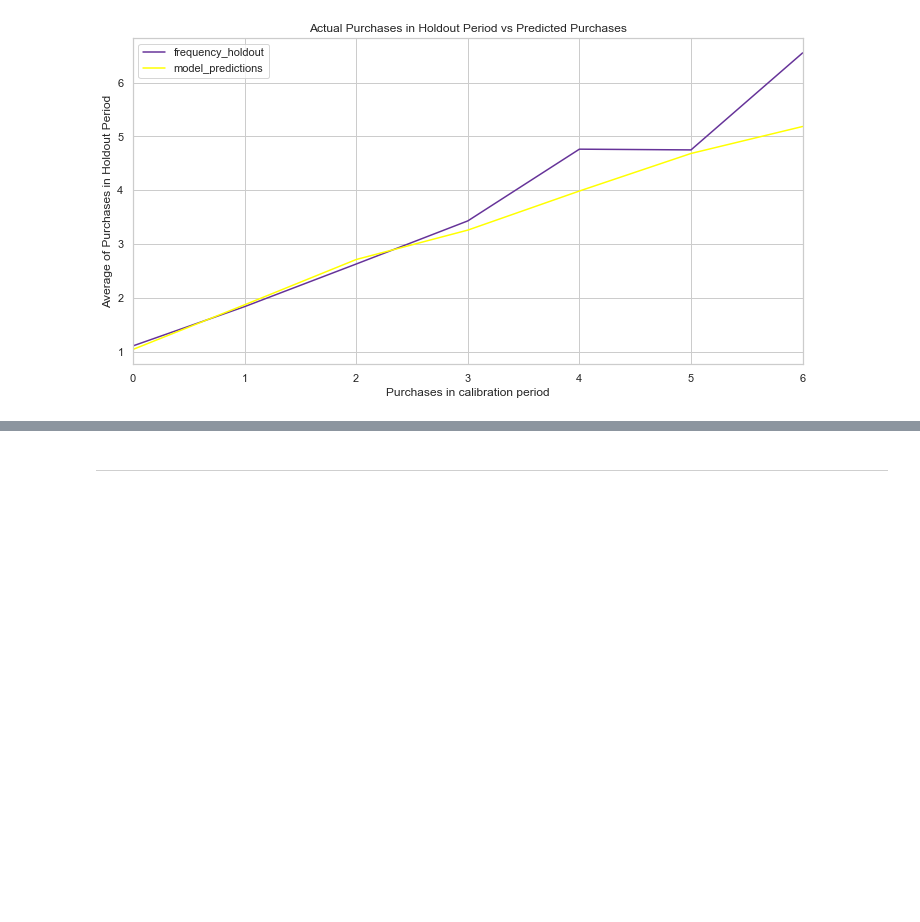
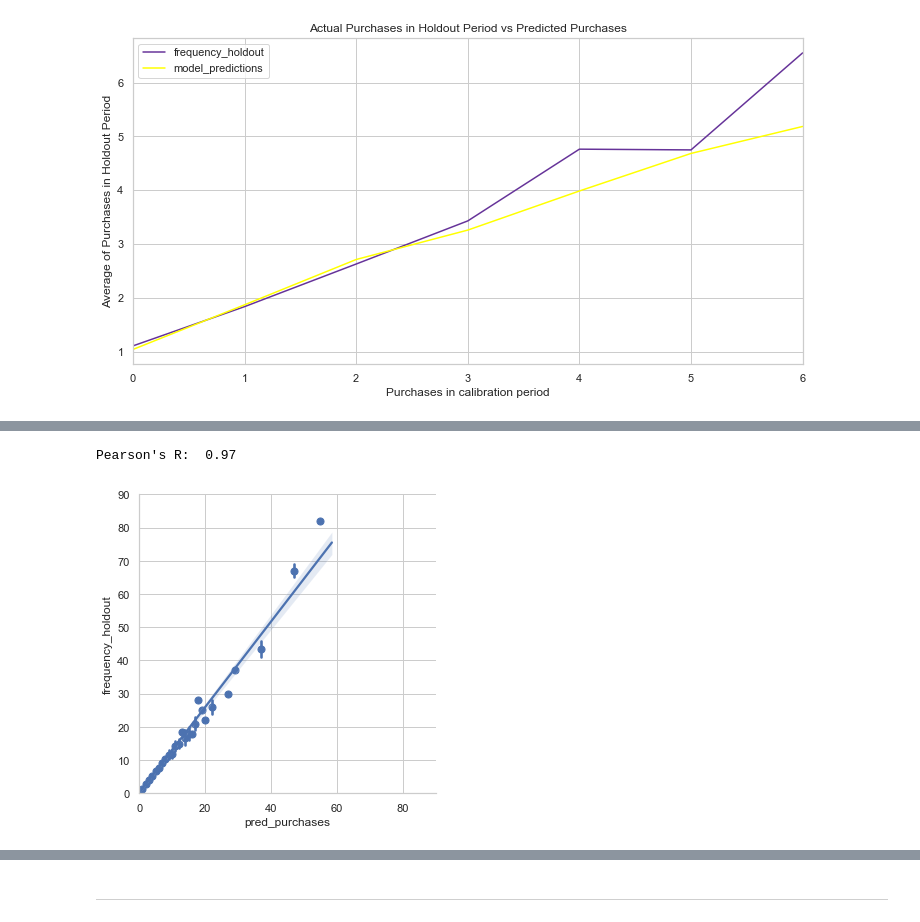
Before and after one commit to rbuerki/projects-ml, a Jupyter notebook: customer_lifetime_value_modelling/2-CLV_calculation.ipynb, the cells around one changed output, grey strips where cells are left out. Saved outputs shown, nothing was run; the diff lists cells and outputs as text; code cells hidden in the pictures; blank space fills up the shorter version.

Commit message:
FEAT: add CLV calculations and evaluations

```diff
--- a/customer_lifetime_value_modelling/2-CLV_calculation.ipynb
+++ b/customer_lifetime_value_modelling/2-CLV_calculation.ipynb
@@ -282,10 +170,0 @@ print(mbgf)
-# %%
-"""calculate the probabilities P(alive) for the customers"""
-
-clv["probability_alive_2"] = mbgf.conditional_probability_alive(clv["frequency"],
-                                                             clv ["recency"], clv ["T"])
-
-# check results
-print("min: {}, max {}".format(round(np.min(clv["probability_alive_2"]),2), \
-np.max(clv["probability_alive_2"])))
-sns.distplot(clv['probability_alive_2'], color='rebeccapurple');
@@ -311,7 +170,0 @@ With transactional data, we can partition the dataset into a calibration period
-# %%
-"""fit model with calibration and holdout sets"""
-
-summary_cal_holdout = calibration_and_holdout_data(clv_data, 'CustomerID', 'InvoiceDate',
-                                                   monetary_value_col='Sales',
-                                                   calibration_period_end='2011-06-08',
-                                                   observation_period_end='2011-12-9')
@@ -317,0 +198,5 @@ summary_cal_holdout = calibration_and_holdout_data(clv_data, 'CustomerID', 'Invo
+# %%
+# Call function and check results
+t = summary_cal_holdout.iloc[0,-1]  # set no of periods == duration_holdout
+pred_purchases = predict_individual_purchases(bgf, clv, t)
+display(pred_purchases.head())
@@ -317,0 +211,26 @@ summary_cal_holdout = calibration_and_holdout_data(clv_data, 'CustomerID', 'Invo
+# %%
+# Compare predictions to effective frequencies in holdout set
+pred_evaluation = pd.concat([pred_purchases,
+                             summary_cal_holdout[['frequency_holdout']]],
+                            axis=1,
+                            sort=True
+                            )
+
+# For eval only look a customers with frequency value in holdout
+pred_evaluation.dropna(how = 'any', inplace=True)
+assert len(pred_evaluation) == len(summary_cal_holdout)
+
+print("Pearson's R: ", round(pred_evaluation.corr().iloc[0,1],3))
+# %% [output]
+Pearson's R:  0.97
+# %%
+sns.lmplot(x="pred_purchases",
+           y="frequency_holdout",
+           data=pred_evaluation,
+           x_estimator=np.mean,
+           palette=['rebeccapurple', 'yellow']);
+
+plt.xlim(0, 90)
+plt.ylim(0, 90);
+# %% [output]
+[figure, added]
```
Also changed, not shown: parts of 65 cells of this notebook.
